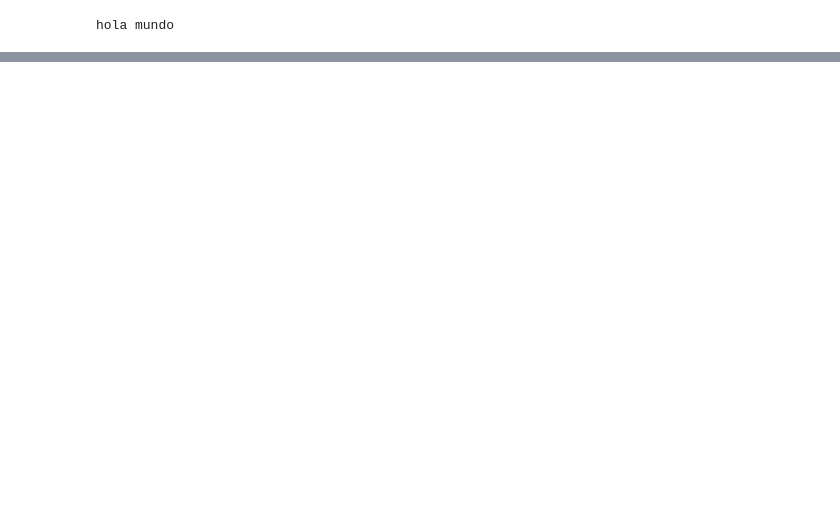
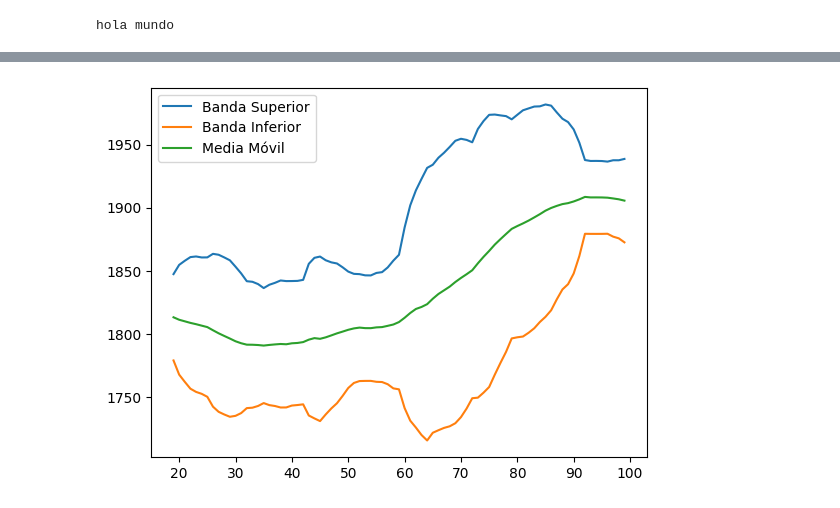
Before and after one commit to Josealv07/App_Inversiones, a Jupyter notebook: Notebook1.ipynb, the cells around one changed output, grey strips where cells are left out. Drawn from its saved outputs; the diff is of its cells as text; code cells hidden in the pictures; blank space fills up the shorter version.

Commit message:
Graficas bandas de bollinger

```diff
--- a/Notebook1.ipynb
+++ b/Notebook1.ipynb
@@ -48,0 +52,29 @@ print(price_df)
+# %%
+def calcular_bollinger_bands(precios, dias=20, k=2):
+    # Convertir la lista de precios a una serie de Pandas
+    precios = pd.Series(precios)
+
+    # Calcular la media móvil de los precios
+    sma = precios.rolling(window=dias).mean()
+
+    # Calcular la desviación estándar de los precios
+    std = precios.rolling(window=dias).std()
+
+    # Calcular las bandas de Bollinger superior e inferior
+    upper_band = sma + (k * std)
+    lower_band = sma - (k * std)
+
+    # Devolver un DataFrame con las bandas de Bollinger y la media móvil
+    return pd.DataFrame({'Precio': precios, 'Media Móvil': sma, 'Banda Superior': upper_band, 'Banda Inferior': lower_band})
+# %%
+final1 = calcular_bollinger_bands(precios = Dataframes_monedas['ETHUSDT_df'], dias = 20, k = 4)
+final2 = calcular_bollinger_bands(precios = Dataframes_monedas['BTCUSDT_df'], dias = 20, k = 4)
+final3 = calcular_bollinger_bands(precios = Dataframes_monedas['XLMUSDT_df'], dias = 20, k = 4)
+# %%
+#Grafica de bandas de Bollinger
+import matplotlib.pyplot as plt
+fig, ax = plt.subplots()
+final1.plot( y=['Banda Superior', 'Banda Inferior', 'Media Móvil'], ax=ax)
+plt.show()
+# %% [output]
+[figure, added]
```
Also changed, not shown: parts of 4 cells of this notebook.
